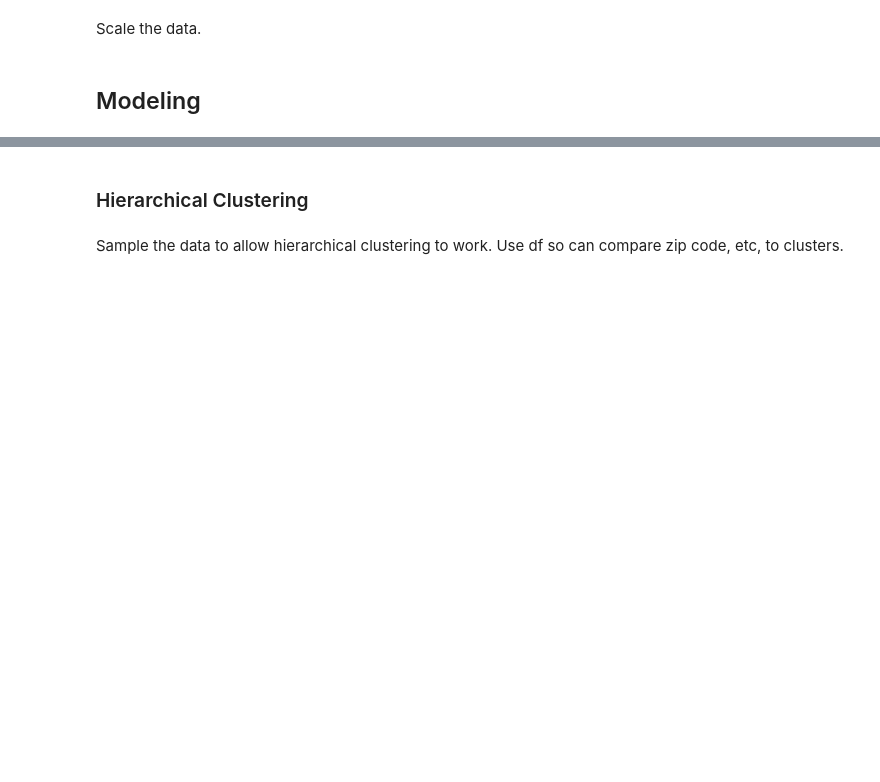
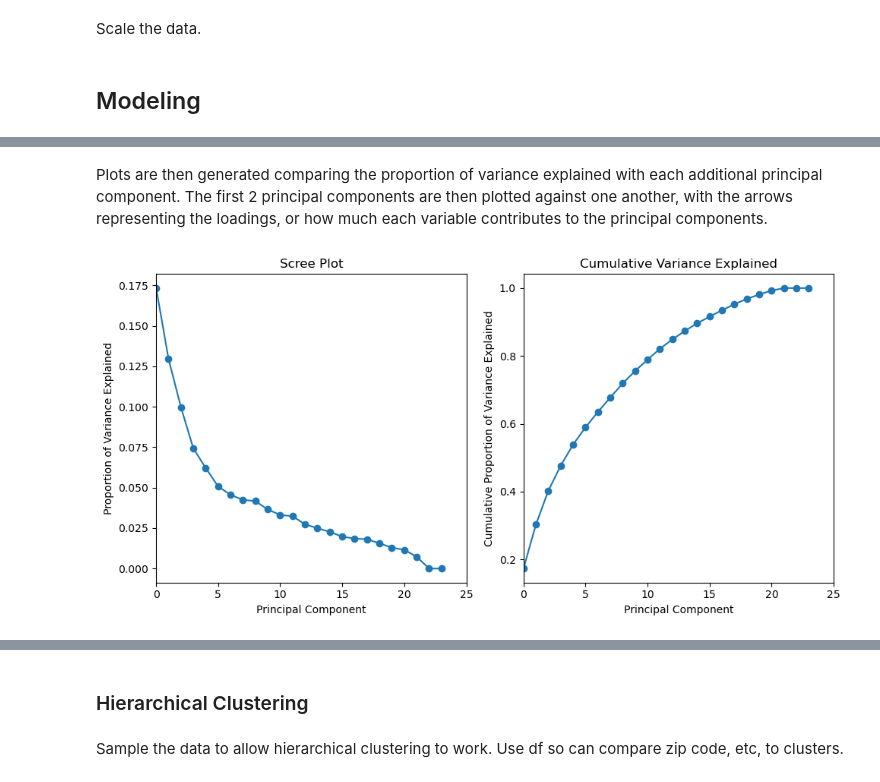
Before and after one commit to jwilsonc/PracticalHW4_5322, a Jupyter notebook: code/PracticalHomework4_Modeling.ipynb, the cells around one changed output, grey strips where cells are left out. Drawn from its saved outputs; the diff is of its cells as text; code cells hidden in the pictures; blank space fills up the shorter version.

```diff
--- a/code/PracticalHomework4_Modeling.ipynb
+++ b/code/PracticalHomework4_Modeling.ipynb
@@ -158,0 +163,11 @@ df_scaled = scaler.fit_transform(df_dropNaN)
+# %%
+raw_count_cols = ['TaxableLandVal', 'TaxableImpsVal', 'Total:_x', 'Owner occupied', 'Renter occupied',
+                  'Total:_y', 'White alone', 'Median household income in the past 12 months (in 2024 inflation-adjusted dollars)',
+                  'Black or African American alone', 'American Indian and Alaska Native alone', 'Asian alone',
+                  'Native Hawaiian and Other Pacific Islander alone', 'Some Other Race alone', 'Two or More Races:',
+                  'Two races including Some Other Race', 'Two races excluding Some Other Race, and three or more races',
+                  'Median value (dollars)', 'Total:', 'Less than 10.0 percent', '10.0 to 14.9 percent',
+                  '15.0 to 19.9 percent', '20.0 to 24.9 percent', '25.0 to 29.9 percent', '30.0 to 34.9 percent',
+                  '35.0 to 39.9 percent', '40.0 to 49.9 percent','50.0 percent or more', 'Not computed']
+
+df_pca_drop = df_dropNaN.drop(columns=raw_count_cols)
@@ -158,0 +176,6 @@ df_scaled = scaler.fit_transform(df_dropNaN)
+# %%
+# scale data
+df_pca_scaled = scaler.fit_transform(df_pca_drop)
+
+pca = PCA()
+pca_out = pca.fit(df_pca_scaled)
@@ -158,0 +206,23 @@ df_scaled = scaler.fit_transform(df_dropNaN)
+# %% [markdown]
+Plots are then generated comparing the proportion of variance explained with each additional principal component. The first 2 principal components are then plotted against one another, with the arrows representing the loadings, or how much each variable contributes to the principal components.
+# %%
+fig, axes = plt.subplots(1, 2, figsize=(10, 5))
+
+# plot of proportion of variance explained
+axes[0].plot(pca.explained_variance_ratio_, marker='o')
+axes[0].set_xlabel('Principal Component')
+axes[0].set_ylabel('Proportion of Variance Explained')
+axes[0].set_title('Scree Plot')
+axes[0].set_xlim(0, 25)
+
+# plot of cumulative proportion of variance explained
+axes[1].plot(np.cumsum(pca.explained_variance_ratio_), marker='o')
+axes[1].set_xlabel('Principal Component')
+axes[1].set_ylabel('Cumulative Proportion of Variance Explained')
+axes[1].set_title('Cumulative Variance Explained')
+axes[1].set_xlim(0, 25)
+
+plt.tight_layout()
+plt.show()
+# %% [output]
+[figure, added]
```
Also changed, not shown: parts of 22 cells of this notebook.
